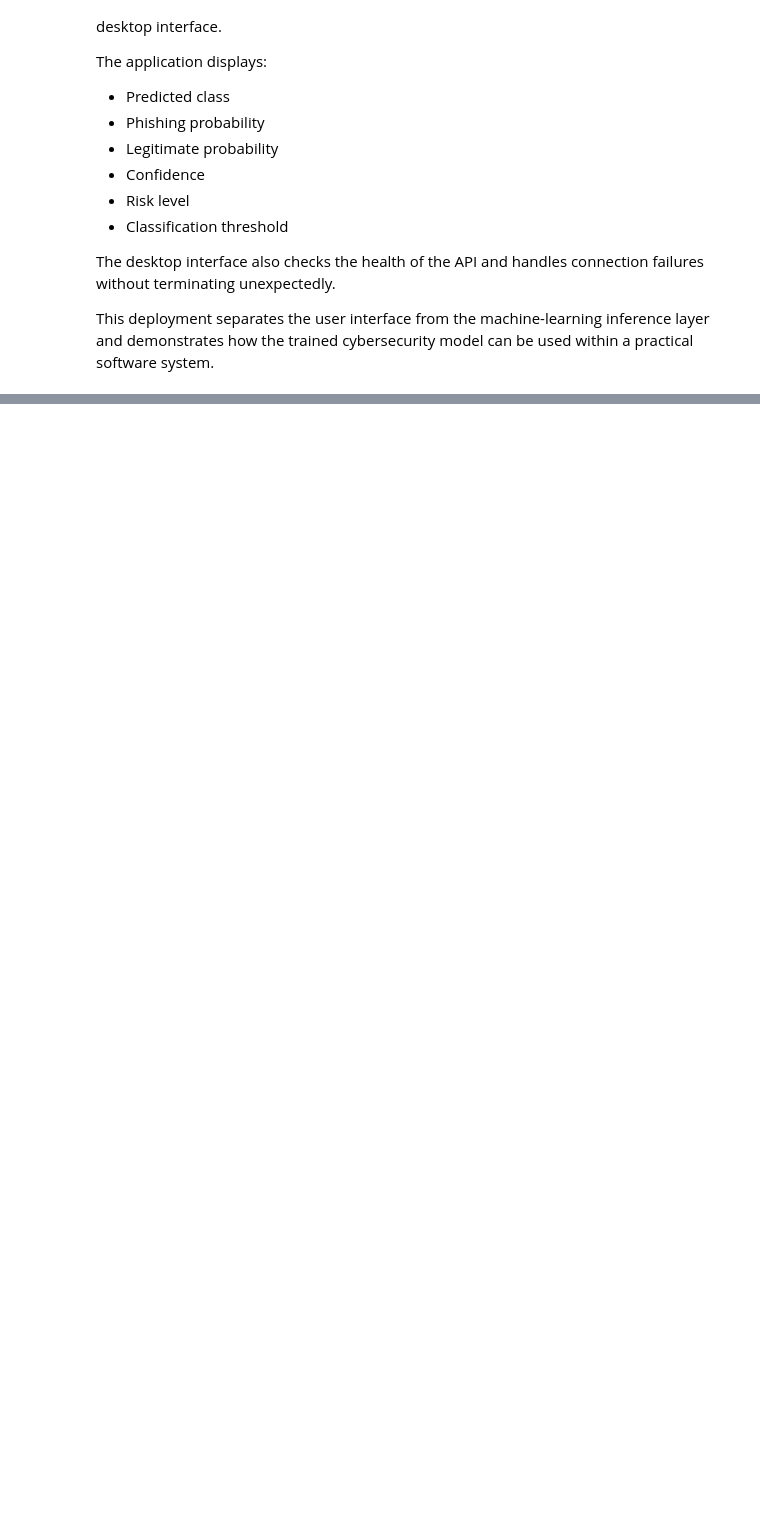
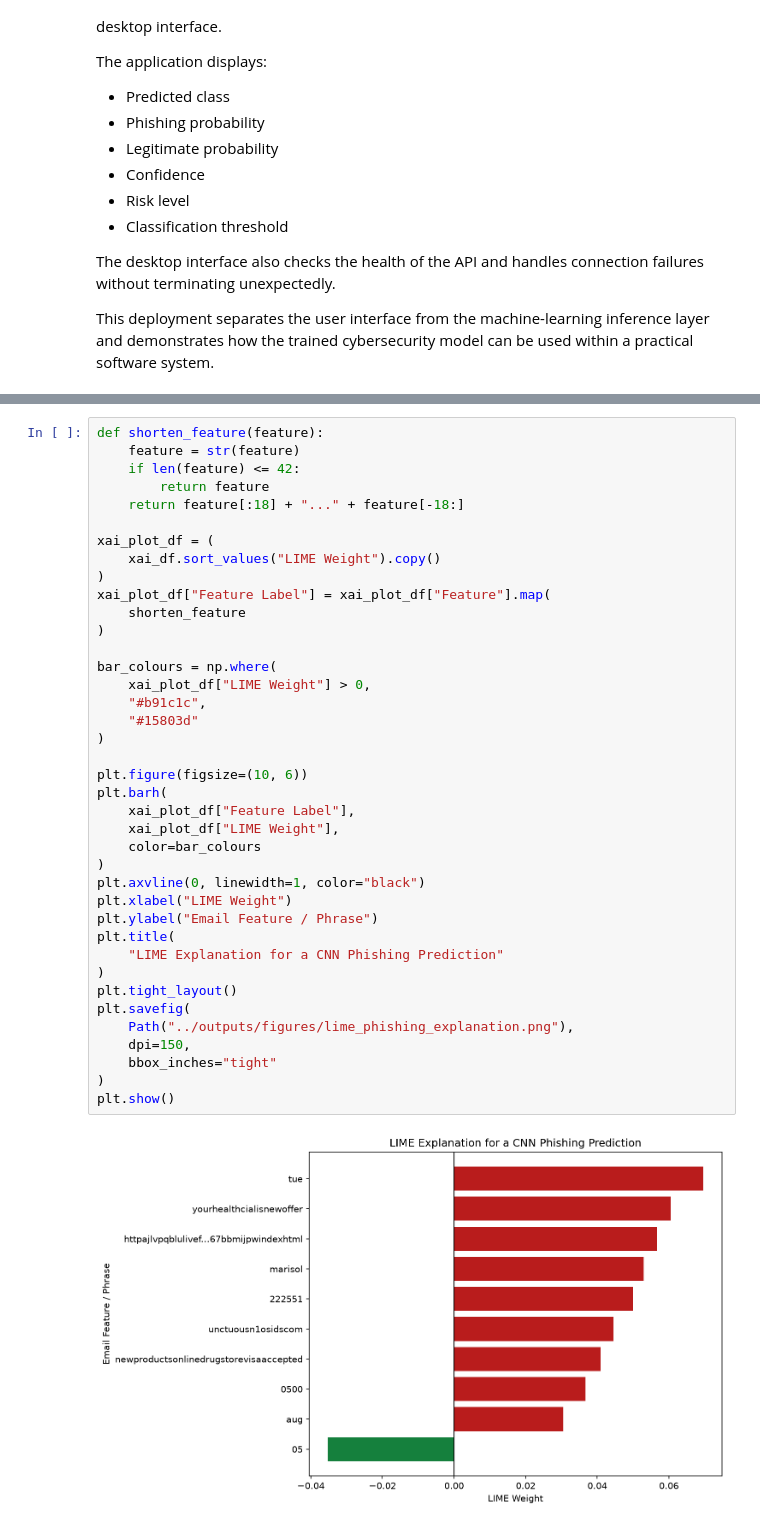
Before and after one commit to Lwazi-Junior/ITRI625-Phishing-Email-Detection, a Jupyter notebook: notebooks/phishing_detection.ipynb, the cells around one changed output, grey strips where cells are left out. Cells and saved outputs as stored; diff of their text form; blank space fills up the shorter version.

Commit message:
Add LIME explainable AI for phishing predictions
Co-authored-by: Cursor <cursoragent@cursor.com>

```diff
--- a/notebooks/phishing_detection.ipynb
+++ b/notebooks/phishing_detection.ipynb
@@ -4085,0 +4273,41 @@ used within a practical software system.
+# %%
+def shorten_feature(feature):
+    feature = str(feature)
+    if len(feature) <= 42:
+        return feature
+    return feature[:18] + "..." + feature[-18:]
+
+xai_plot_df = (
+    xai_df.sort_values("LIME Weight").copy()
+)
+xai_plot_df["Feature Label"] = xai_plot_df["Feature"].map(
+    shorten_feature
+)
+
+bar_colours = np.where(
+    xai_plot_df["LIME Weight"] > 0,
+    "#b91c1c",
+    "#15803d"
+)
+
+plt.figure(figsize=(10, 6))
+plt.barh(
+    xai_plot_df["Feature Label"],
+    xai_plot_df["LIME Weight"],
+    color=bar_colours
+)
+plt.axvline(0, linewidth=1, color="black")
+plt.xlabel("LIME Weight")
+plt.ylabel("Email Feature / Phrase")
+plt.title(
+    "LIME Explanation for a CNN Phishing Prediction"
+)
+plt.tight_layout()
+plt.savefig(
+    Path("../outputs/figures/lime_phishing_explanation.png"),
+    dpi=150,
+    bbox_inches="tight"
+)
+plt.show()
+# %% [output]
+[figure, added]
```
Also changed, not shown: parts of 6 cells of this notebook, 5 other files.
